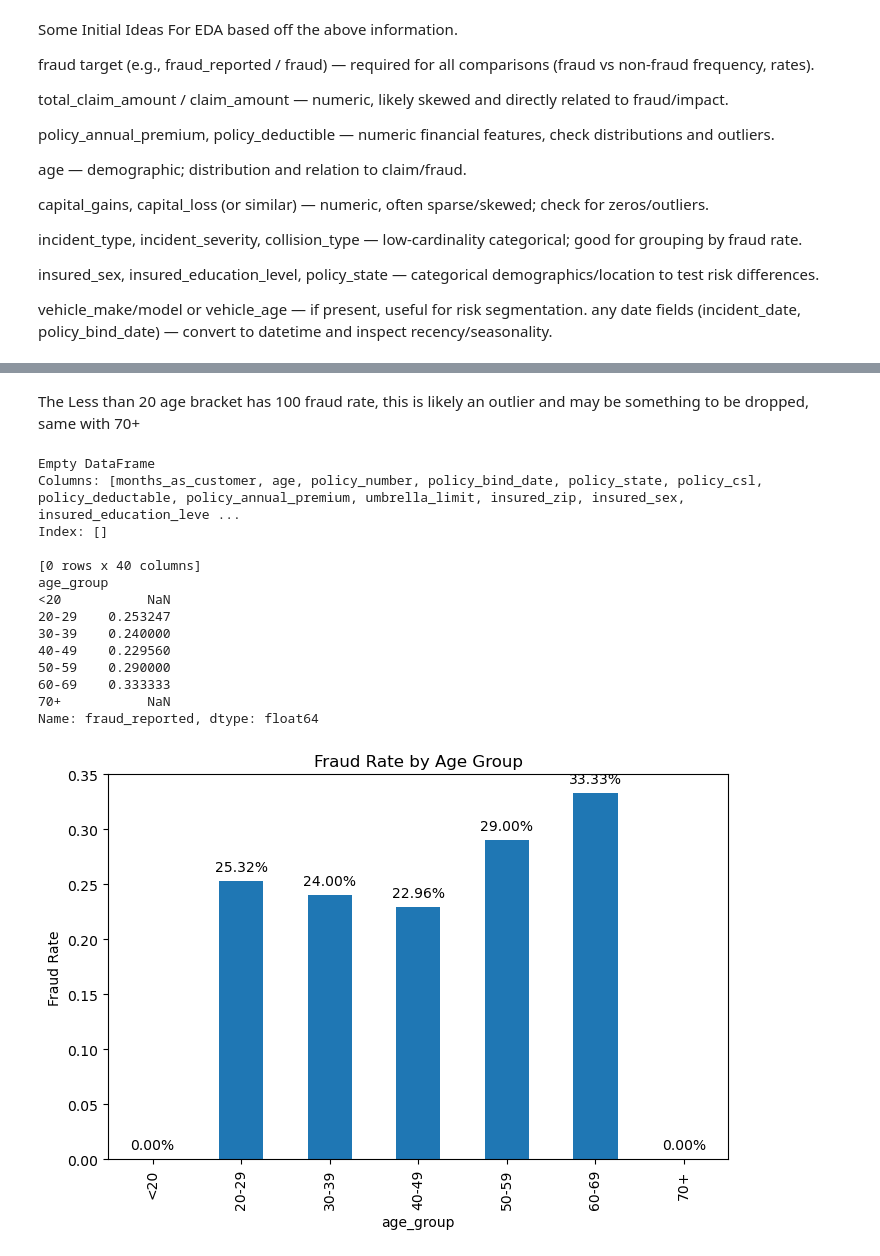
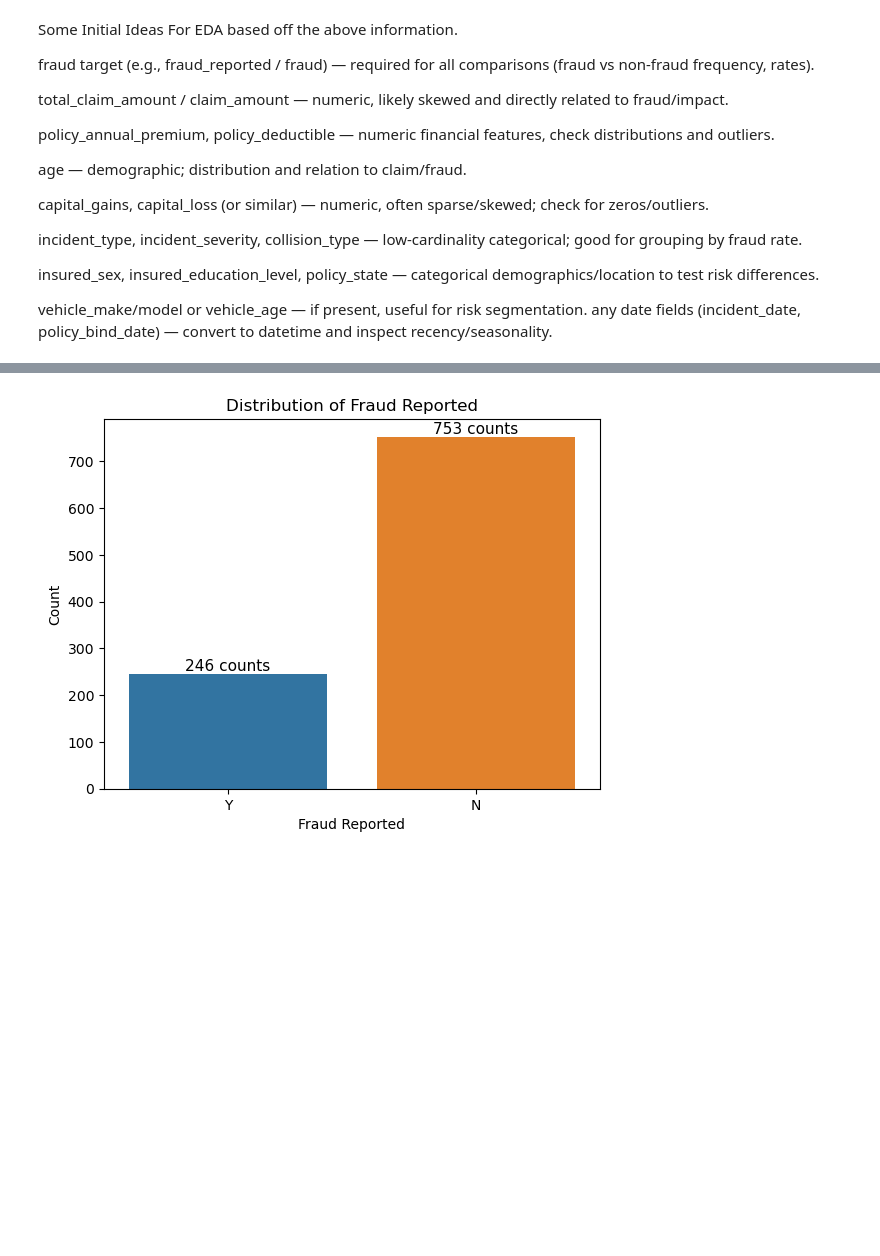
Before and after one commit to oaj1/Insurance_Claims, a Jupyter notebook: Insurance_Claims_EDA.ipynb, the cells around one changed output, grey strips where cells are left out. Drawn from its saved outputs; the diff is of its cells as text; code cells hidden in the pictures; blank space fills up the shorter version.

```diff
--- a/Insurance_Claims_EDA.ipynb
+++ b/Insurance_Claims_EDA.ipynb
@@ -162,43 +96,14 @@ Name: fraud_reported, dtype: float64
-# %% [markdown]
-The Less than 20 age bracket has 100 fraud rate, this is likely an outlier and may be something to be dropped, same with 70+
-# %%
-#lets investigate the fraud rate for < 20
-young = df[df['age_group'] == '<20']
-print(young)
-
-#It is a real finding that the fraud rate is so high in the younger age group, but it is based on only 1 claim
-#This is likely an outlier and may be something to be dropped, same with 70
-
-#I'll drop these age groups for now
-df = df.drop(df[df['age_group'] == '<20'].index)
-df = df.drop(df[df['age_group'] == '70+'].index)
-
-#Lets take a look at the fraud rate by age group again
-# Fraud rate per age group
-fraud_by_group = df.groupby('age_group')['fraud_reported'].apply(lambda x: (x=='Y').mean())
-
-print(fraud_by_group)
-
-# Plot fraud rate by age group
-ax = fraud_by_group.plot(kind='bar', figsize=(8,5), ylabel='Fraud Rate', title='Fraud Rate by Age Group')
-
-for p in ax.patches:
-    height = p.get_height()
-    ax.annotate(f'{height:.2%}', (p.get_x() + p.get_width() / 2, height),
-                ha='center', va='bottom', fontsize=10, color='black', xytext=(0, 5), textcoords='offset points')
-# %% [output]
-Empty DataFrame
-Columns: [months_as_customer, age, policy_number, policy_bind_date, policy_state, policy_csl, policy_deductable, policy_annual_premium, umbrella_limit, insured_zip, insured_sex, insured_education_leve ...
-Index: []
-
-[0 rows x 40 columns]
-age_group
-<20           NaN
-20-29    0.253247
-30-39    0.240000
-40-49    0.229560
-50-59    0.290000
-60-69    0.333333
-70+           NaN
-Name: fraud_reported, dtype: float64
-[figure, removed]
+# %%
+#Lets first take a look at the distribution of the target variable 'fraud_reported'
+ax = sns.countplot (x='fraud_reported', data=df)
+plt.title('Distribution of Fraud Reported')
+plt.xlabel('Fraud Reported')
+plt.ylabel('Count')
+
+for p in ax.patches:
+    count = int(p.get_height())
+    ax.annotate(f'{count} counts', (p.get_x()+p.get_width()/2.,
+                             p.get_height()), ha='center', va='center', fontsize=11, color='black', xytext=(0, 5), textcoords='offset points')
+plt.show()
+# %% [output]
+[figure, added]
```
Also changed, not shown: parts of 10 cells of this notebook, 2 other files.
